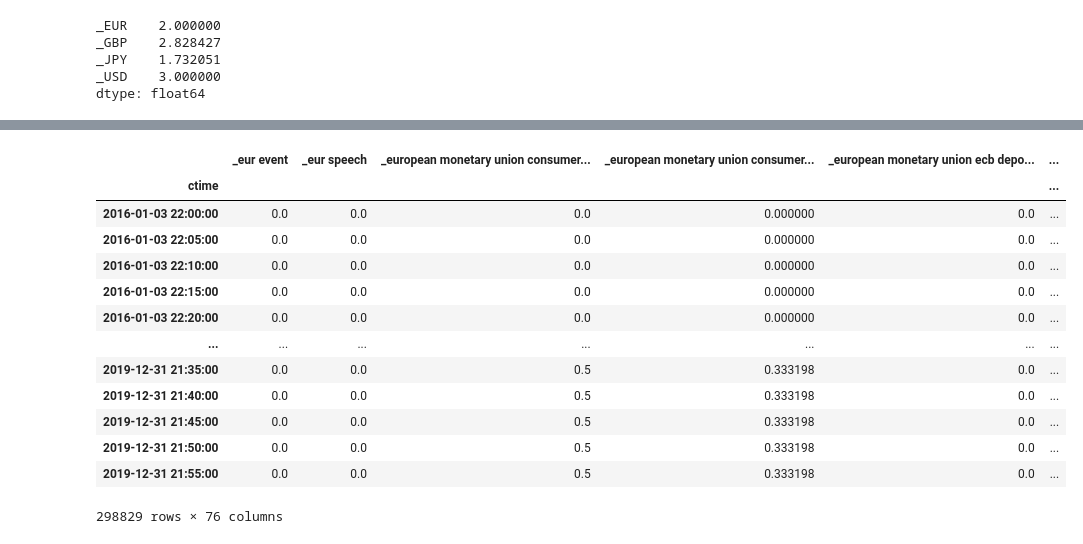
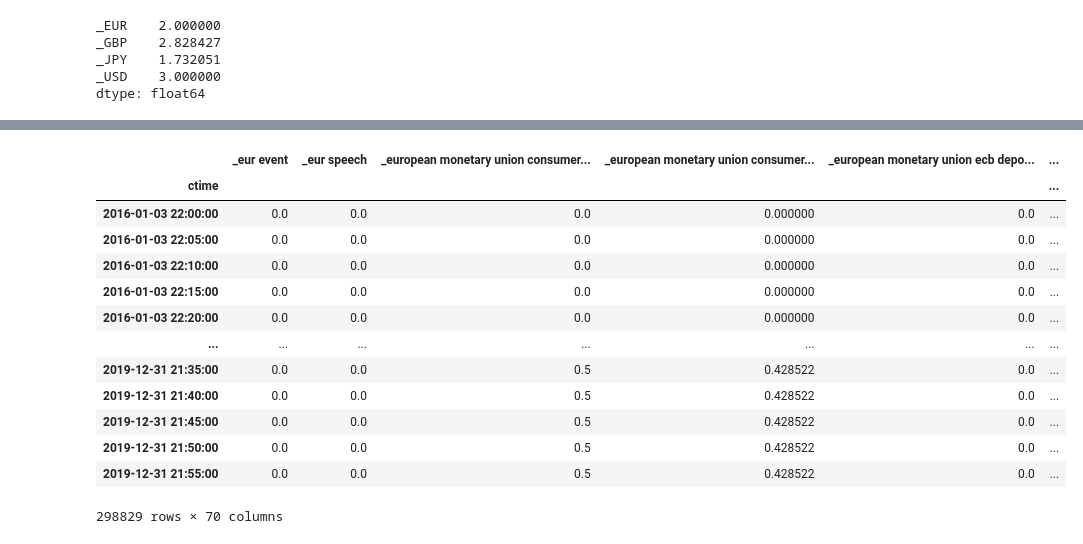
Before and after one commit to sinusgamma/probabilistic_wavenet_fx, a Jupyter notebook: wavenet_fx.ipynb, the cells around one changed output, grey strips where cells are left out. Cells and saved outputs as stored; diff of their text form; code cells hidden in the pictures.

```diff
--- a/wavenet_fx.ipynb
+++ b/wavenet_fx.ipynb
@@ -74,0 +86,5 @@ top_level
+# %%
+# find events occuring only in 2019
+event_before_19 = df['event_exist'].loc['2016':'2019'].any()
+event_only_19 = list(event_before_19[event_before_19==False].index)
+event_only_19
@@ -74,0 +98,3 @@ top_level
+# %%
+# drop events only occuring in 2019
+df.drop(event_only_19, axis=1, level=1, inplace=True)
@@ -203,17 +299,17 @@ df['after_counter_ohe'] = df['after_counter_ohe'].fillna(0.0)
 # %%
-df['surprise_ohe']
+df['change_ohe']
 # %% [output]
 |  | _eur event | _eur speech | _european monetary union consumer... | _european monetary union consumer... | _european monetary union ecb depo... | ... |
 | ctime |  |  |  |  |  | ... |
 | 2016-01-03 22:00:00 | 0.0 | 0.0 | 0.0 | 0.000000 | 0.0 | ... |
 | 2016-01-03 22:05:00 | 0.0 | 0.0 | 0.0 | 0.000000 | 0.0 | ... |
 | 2016-01-03 22:10:00 | 0.0 | 0.0 | 0.0 | 0.000000 | 0.0 | ... |
 | 2016-01-03 22:15:00 | 0.0 | 0.0 | 0.0 | 0.000000 | 0.0 | ... |
 | 2016-01-03 22:20:00 | 0.0 | 0.0 | 0.0 | 0.000000 | 0.0 | ... |
 | ... | ... | ... | ... | ... | ... | ... |
-| 2019-12-31 21:35:00 | 0.0 | 0.0 | 0.5 | 0.333198 | 0.0 | ... |
-| 2019-12-31 21:40:00 | 0.0 | 0.0 | 0.5 | 0.333198 | 0.0 | ... |
-| 2019-12-31 21:45:00 | 0.0 | 0.0 | 0.5 | 0.333198 | 0.0 | ... |
-| 2019-12-31 21:50:00 | 0.0 | 0.0 | 0.5 | 0.333198 | 0.0 | ... |
-| 2019-12-31 21:55:00 | 0.0 | 0.0 | 0.5 | 0.333198 | 0.0 | ... |
+| 2019-12-31 21:35:00 | 0.0 | 0.0 | 0.5 | 0.428522 | 0.0 | ... |
+| 2019-12-31 21:40:00 | 0.0 | 0.0 | 0.5 | 0.428522 | 0.0 | ... |
+| 2019-12-31 21:45:00 | 0.0 | 0.0 | 0.5 | 0.428522 | 0.0 | ... |
+| 2019-12-31 21:50:00 | 0.0 | 0.0 | 0.5 | 0.428522 | 0.0 | ... |
+| 2019-12-31 21:55:00 | 0.0 | 0.0 | 0.5 | 0.428522 | 0.0 | ... |
-298829 rows × 76 columns
+298829 rows × 70 columns
```
Also changed, not shown: parts of 13 cells of this notebook.
